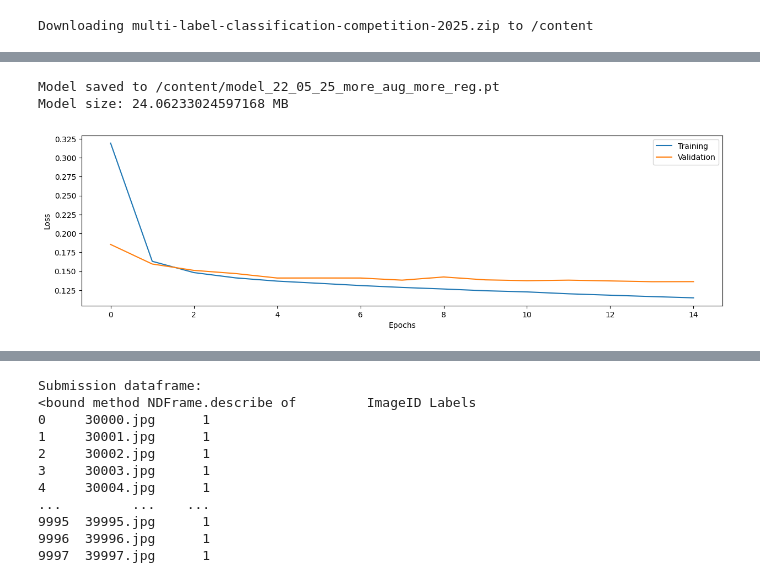
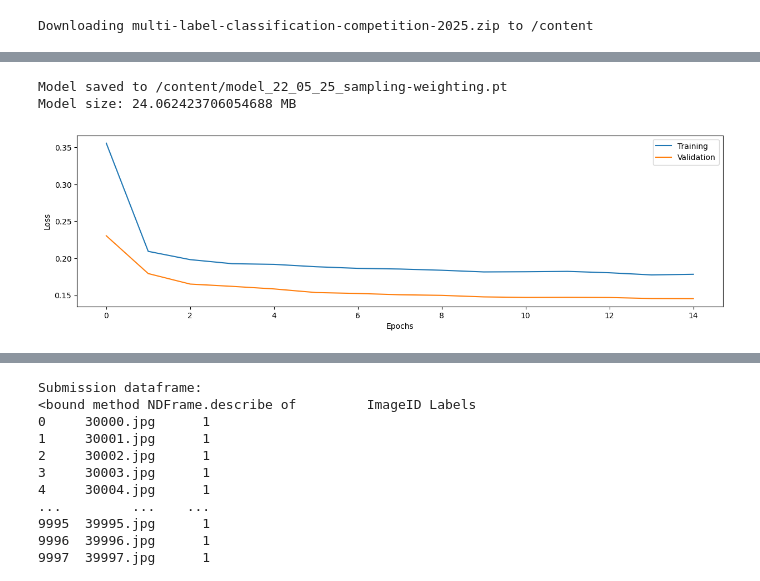
Before and after one commit to deding2000/COMP5329_Ass2, a Jupyter notebook: main_notebook.ipynb, the cells around one changed output, grey strips where cells are left out. Saved outputs shown, nothing was run; the diff lists cells and outputs as text; code cells hidden in the pictures.

Commit message:
best one so far - augmentation and weighted sampling

```diff
--- a/main_notebook.ipynb
+++ b/main_notebook.ipynb
@@ -44,17 +37,18 @@ class CNN(nn.Module):
         self.bn2 = nn.BatchNorm2d(16)
         self.bn3 = nn.BatchNorm2d(32)
         self.bn4 = nn.BatchNorm1d(1000)
-        #self.dropout1 = nn.Dropout3d(1-0.9)
-        self.dropout2 = nn.Dropout3d(0.25)
-        self.dropout3 = nn.Dropout(0.25)
+        self.dropout1 = nn.Dropout2d(0.25)
+        self.dropout2 = nn.Dropout2d(0.25)
+        self.dropout3 = nn.Dropout(0.5)
         self.fc1 = nn.Linear(6272, 1000)
         self.fc2 = nn.Linear(1000, 19)
 
     def forward(self, x):
         x = self.pool(F.relu(self.bn1(self.conv1(x))))
+        x = self.dropout1(x)
         x = self.pool(F.relu(self.bn2(self.conv2(x))))
+        x = self.dropout2(x)
         x = self.pool(F.relu(self.bn3(self.conv3(x))))
-        #x = self.dropout2(x)
         x = torch.flatten(x, 1) # flatten all dimensions except batch
         x = self.dropout3(x)
         x = F.relu(self.bn4(self.fc1(x)))
@@ -71,7 +65,7 @@ from torch import nn
 import torch.nn.functional as F
 import matplotlib.pyplot as plt
 from torchvision import transforms
-from torch.utils.data import DataLoader, Subset, random_split
+from torch.utils.data import DataLoader, Subset, random_split, WeightedRandomSampler
 
 from Dataload import pil_process_image_color, encode, CustomImageDataset
 from utils import train_network, pos_weight, test
@@ -89,7 +83,6 @@ INPUT_HEIGHT = 256
 INPUT_WIDTH = 256
 # Can be used in BCE loss function:
 #weights = torch.ones(19)
-
 
 # Set device to GPU if this is available
 use_cuda = True if torch.cuda.is_available() else False
@@ -126,10 +119,14 @@ trainTransforms_augment = transforms.Compose(
 #transforms.RandomCrop(size=124,padding=2,pad_if_needed=True)
 testTransforms = transforms.Compose([resize,transforms.ToTensor()])
 
+# Sampling method
+samples_weight = torch.load("/content/samples_weight.pt") # For sampler
+weighted_sampler_full = WeightedRandomSampler(samples_weight, len(samples_weight))
+
 # Create dataloaders
 training_data = CustomImageDataset(df_train,DATASET_PATH+"data/",transform=trainTransforms_basic,transform_aug=trainTransforms_augment,target_transform=encode)
 test_data = CustomImageDataset(df_test,DATASET_PATH+"data/",transform=testTransforms,target_transform=None,targets_available=False)
-train_dataloader = DataLoader(training_data, batch_size=batch_size, shuffle=True)
+train_dataloader = DataLoader(training_data, batch_size=batch_size, sampler=weighted_sampler_full) #shuffle = True
 test_dataloader = DataLoader(test_data)
 
 # Setup model
@@ -143,10 +140,14 @@ print('Model initialized.')
 # Loading indices for 80/20 split of training data
 train_idx = np.load("/content/subset_train_indices.npy")
 validation_idx = np.load("/content/validation_indices.npy")
+samples_weight_subset = torch.load("/content/samples_weight_subset.pt")
+print(samples_weight_subset)
+weigthed_sampler_subset = WeightedRandomSampler(samples_weight_subset,len(samples_weight_subset))
+
 # Subset dataset for train and val
 subset_train_dataset = Subset(training_data, train_idx)
 validation_dataset = Subset(training_data, validation_idx)
-subset_train_loader = DataLoader(subset_train_dataset, batch_size=batch_size, shuffle=True)
+subset_train_loader = DataLoader(subset_train_dataset, batch_size=batch_size,sampler=weigthed_sampler_subset) #shuffle=True)
 validation_loader = DataLoader(validation_dataset)
 
 # Training
@@ -184,39 +187,39 @@ Train Epoch: 10 [0/23996 (0%)]  Loss: 0.117848
 ... (6 outputs left out)
 # %%
 # save model, scores and plot and check size of model is under 100MB
-model_name = "22_05_25_more_aug_more_reg"
+model_name = "22_05_25_sampling-weighting"
 
 def get_model_size_mb(model):
     path = "temp_model.pth"
     torch.save(model.state_dict(), path)
     size_mb = os.path.getsize(path) / (1024 * 1024)
     os.remove(path)
     return size_mb
 
 path_name_model = "/content/model_" + model_name+".pt"
 path_name_plot = "/content/model_" + model_name + "_losscurve.png"
 path_name_scores = "/content/model_" + model_name + "_scores.txt"
 
 torch.save(model.state_dict(), path_name_model)
 print(f"Model saved to {path_name_model}")
 size_mb = os.path.getsize(path_name_model) / (1024 * 1024)
 print(f"Model size: {size_mb} MB")
 
 plt.figure(figsize=(15,4))
 plt.plot(train_losses,label="Training")
 plt.plot(test_losses,label="Validation")
 plt.ylabel("Loss")
 plt.xlabel("Epochs")
 plt.legend(loc='upper right')
 plt.savefig(path_name_plot)
 
 import json
 with open(path_name_scores, 'w') as file:
      file.write(json.dumps(metrics))
 # %% [output]
-Model saved to /content/model_22_05_25_more_aug_more_reg.pt
-Model size: 24.06233024597168 MB
+Model saved to /content/model_22_05_25_sampling-weighting.pt
+Model size: 24.062423706054688 MB
-[figure, old version]
+[figure, new version]
 # %%
 # Training new model on the full dataset
 model_full = CNN().to(device)
```
Also changed, not shown: parts of 3 cells of this notebook.
